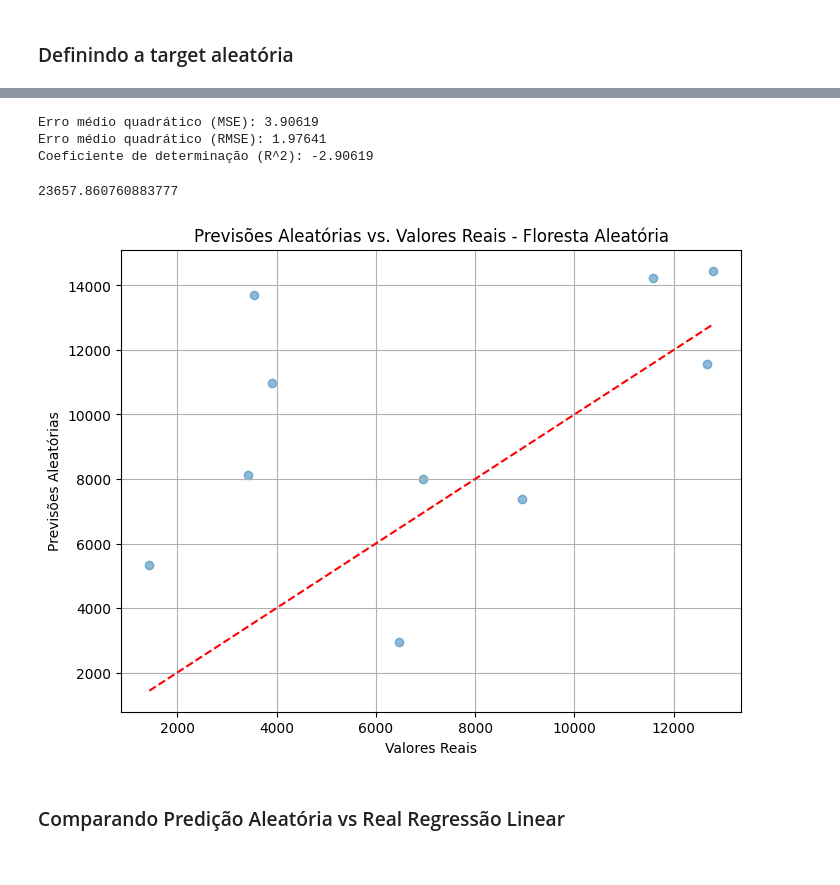
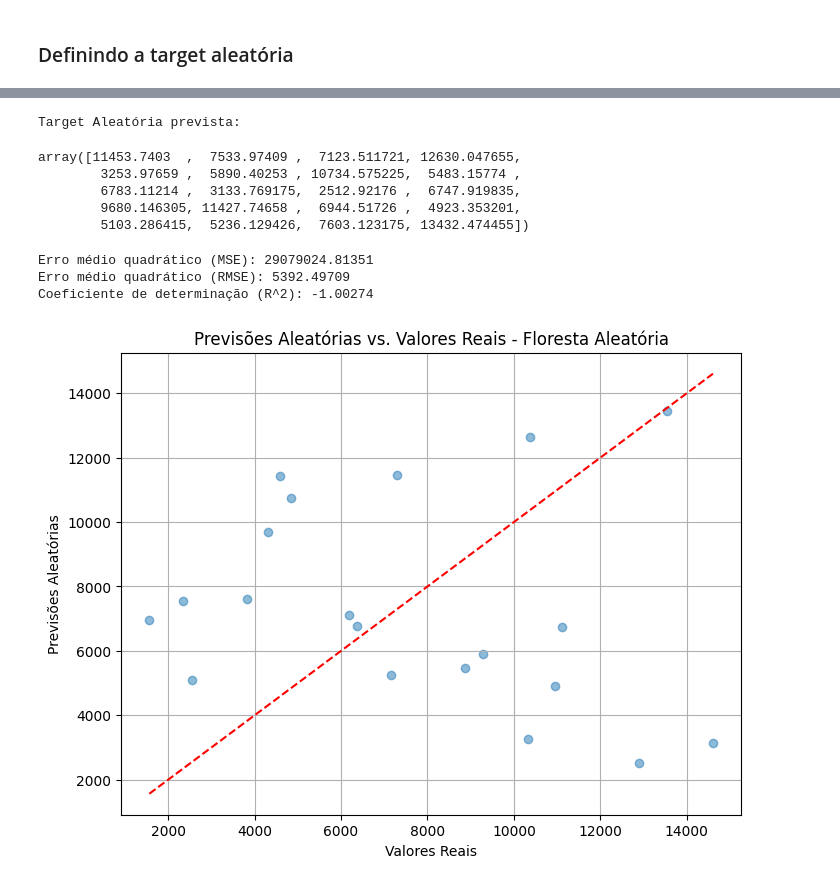
Before and after one commit to jordanmsouza/TechChallenge_Fase1_Grupo4, a Jupyter notebook: Tech_Challange_Fase1_Grupo4.ipynb, the cells around one changed output, grey strips where cells are left out. Saved outputs shown, nothing was run; the diff lists cells and outputs as text; code cells hidden in the pictures.

```diff
--- a/Tech_Challange_Fase1_Grupo4.ipynb
+++ b/Tech_Challange_Fase1_Grupo4.ipynb
@@ -558,13 +609,13 @@ Já ao analisarmos o grafico de Regressão Linear verifcamos que apesar de os po
 # %% [markdown]
 #Gerando dados aleátorios para testar os modelos
 # %%
-n_samples = 10
+n_samples = 20
 
 np.random.seed(42)
 
 idade = np.random.randint(18, 65, size=n_samples)
 genero = np.random.choice(['homem', 'mulher'], size=n_samples)
-imc = np.round(np.random.uniform(18, 40, size=n_samples), 1)
+imc = np.round(np.random.uniform(15.9, 53.5, size=n_samples), 1)
 filhos = np.random.randint(0, 5, size=n_samples)
 fumante = np.random.choice(['sim', 'não'], size=n_samples)
 regioes = ['noroeste', 'nordeste', 'sudeste', 'sudoeste']
@@ -615,9 +666,6 @@ dados_aleatorios_antigos = dados_aleatorios.copy()
 dados_aleatorios['genero'] = label_encoder.fit_transform(dados_aleatorios['genero'])
 dados_aleatorios['fumante'] = label_encoder.fit_transform(dados_aleatorios['fumante'])
 dados_aleatorios = pd.get_dummies(dados_aleatorios, columns=['regiao'], prefix='dummy')
-
-colunas_numericas = ['idade', 'imc', 'filhos', 'encargos']
-dados_aleatorios[colunas_numericas] = scaler.fit_transform(dados_aleatorios[colunas_numericas])
 # %%
 dados_aleatorios.head()
 # %% [output]
@@ -681,0 +701,2 @@ Name: encargos, dtype: float64
+# %%
+x_dados_aleatorios_std = scaler.fit_transform(x_aleatorio)
@@ -681,0 +725,2 @@ Name: encargos, dtype: float64
+# %%
+predic_forest_aleatoria = forest_model.predict(x_dados_aleatorios_std)
@@ -682,28 +749,32 @@ Name: encargos, dtype: float64
+# %%
+print("Target Aleatória prevista:")
+predic_forest_aleatoria
+# %% [output]
+Target Aleatória prevista:
+array([11453.7403  ,  7533.97409 ,  7123.511721, 12630.047655,
+        3253.97659 ,  5890.40253 , 10734.575225,  5483.15774 ,
+        6783.11214 ,  3133.769175,  2512.92176 ,  6747.919835,
+        9680.146305, 11427.74658 ,  6944.51726 ,  4923.353201,
+        5103.286415,  5236.129426,  7603.123175, 13432.474455])
 # %%
-mse = mean_squared_error(y_aleatorio, predic_linear_normalizada)
+mse = mean_squared_error(y_aleatorio, predic_forest_aleatoria)
 rmse = np.sqrt(mse)
-r2 = r2_score(y_aleatorio,predic_linear_normalizada)
+r2 = r2_score(y_aleatorio,predic_forest_aleatoria)
 print(f"\nErro médio quadrático (MSE): {mse:.5f}")
 print(f"Erro médio quadrático (RMSE): {rmse:.5f}")
 print(f"Coeficiente de determinação (R^2): {r2:.5f}")
 # %% [output]
-Erro médio quadrático (MSE): 3.90619
-Erro médio quadrático (RMSE): 1.97641
-Coeficiente de determinação (R^2): -2.90619
+Erro médio quadrático (MSE): 29079024.81351
+Erro médio quadrático (RMSE): 5392.49709
+Coeficiente de determinação (R^2): -1.00274
-# %%
-predicao_linear_original.max()
-# %% [output]
-23657.860760883777
 # %%
 plt.figure(figsize=(8, 6))
-plt.scatter(dados_aleatorios_antigos["encargos"], predicao_forest_original, alpha=0.5)
-plt.plot([min(dados_aleatorios_antigos["encargos"]), max(dados_aleatorios_antigos["encargos"])], [min(dados_aleatorios_antigos["encargos"]), max(dados_aleatorios_antigos["encargos"])], color='red', linestyle='--')  # Linha diagonal para referência
+plt.scatter(y_aleatorio, predic_forest_aleatoria, alpha=0.5)
+plt.plot([min(y_aleatorio), max(y_aleatorio)], [min(y_aleatorio), max(y_aleatorio)], color='red', linestyle='--')  # Linha diagonal para referência
 plt.xlabel('Valores Reais')
 plt.ylabel('Previsões Aleatórias')
 plt.title('Previsões Aleatórias vs. Valores Reais - Floresta Aleatória')
 plt.grid(True)
 plt.show()
 # %% [output]
-[figure, old version]
+[figure, new version]
-# %% [markdown]
-### Comparando Predição Aleatória vs Real Regressão Linear
```
Also changed, not shown: parts of 59 cells of this notebook.
